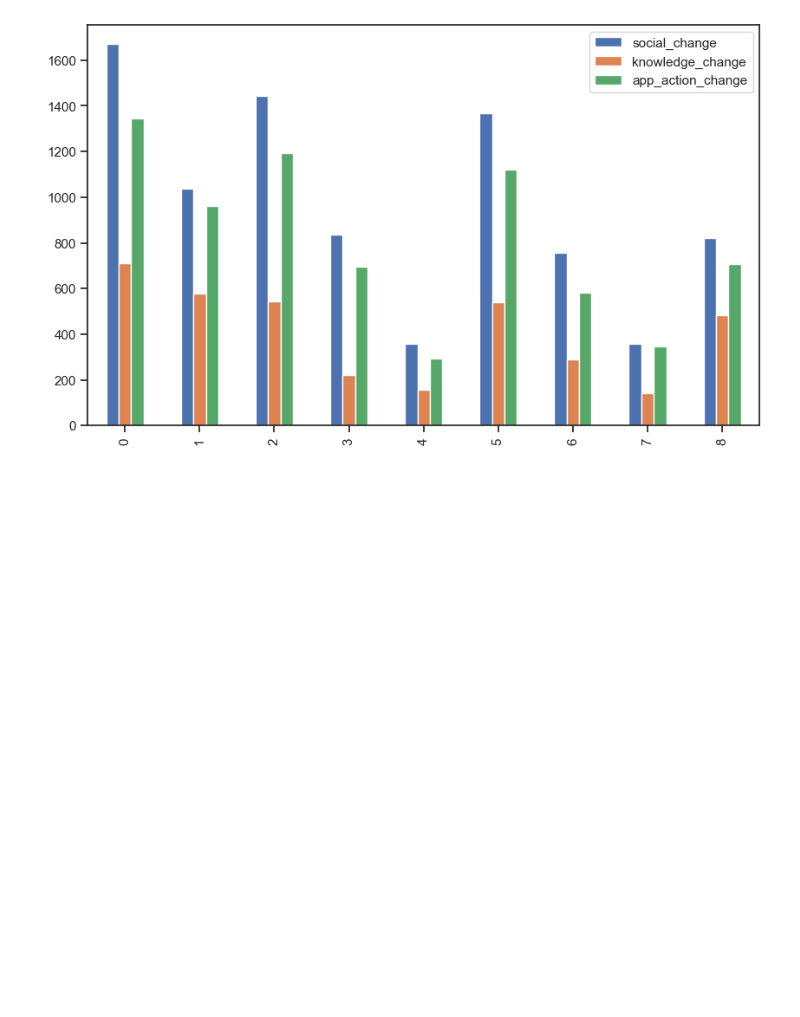
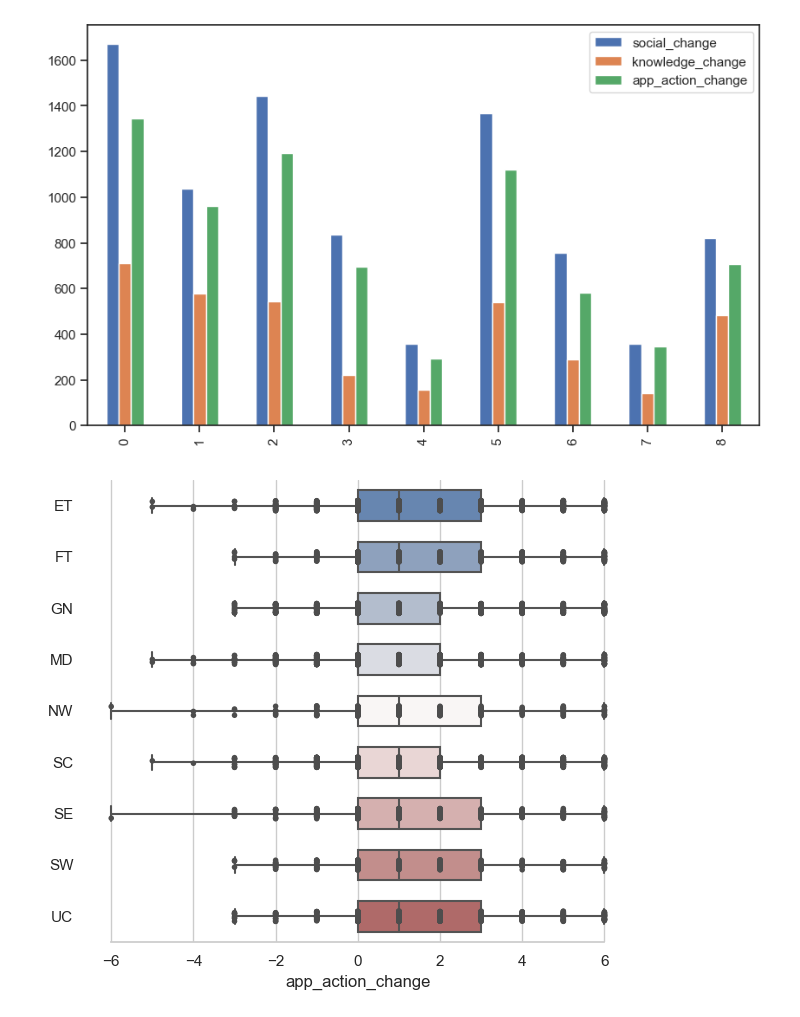
Before and after one commit to jwhankins177/Tennessee-Early-Intervention-System, a Jupyter notebook: notebooks/JH_notebook_CB.ipynb, the cells around one changed output. Cells and saved outputs as stored; diff of their text form; code cells hidden in the pictures; blank space fills up the shorter version.

```diff
--- a/notebooks/JH_notebook_CB.ipynb
+++ b/notebooks/JH_notebook_CB.ipynb
@@ -649,3 +633,21 @@ poe_sum.plot(kind = 'bar',figsize = (10,6))
 # %% [output]
 <AxesSubplot:>
 [figure]
+# %%
+sns.set_theme(style="whitegrid", palette="pastel")
+
+#sns.color_palette("dark:#5A9_r", as_cmap=True)
+
+f, ax = plt.subplots(figsize=(7, 6))
+
+sns.boxplot(x="app_action_change", y="district", data=poe,
+            whis=[0, 100], width=.6, palette="vlag")
+
+sns.stripplot(x="app_action_change", y="district", data=poe,
+              size=4, color=".3", linewidth=0)
+
+ax.xaxis.grid(True)
+ax.set(ylabel="")
+sns.despine(trim=True, left=True)
+# %% [output]
+[figure, added]
```
Also changed, not shown: parts of 12 cells of this notebook, 1 other file.
